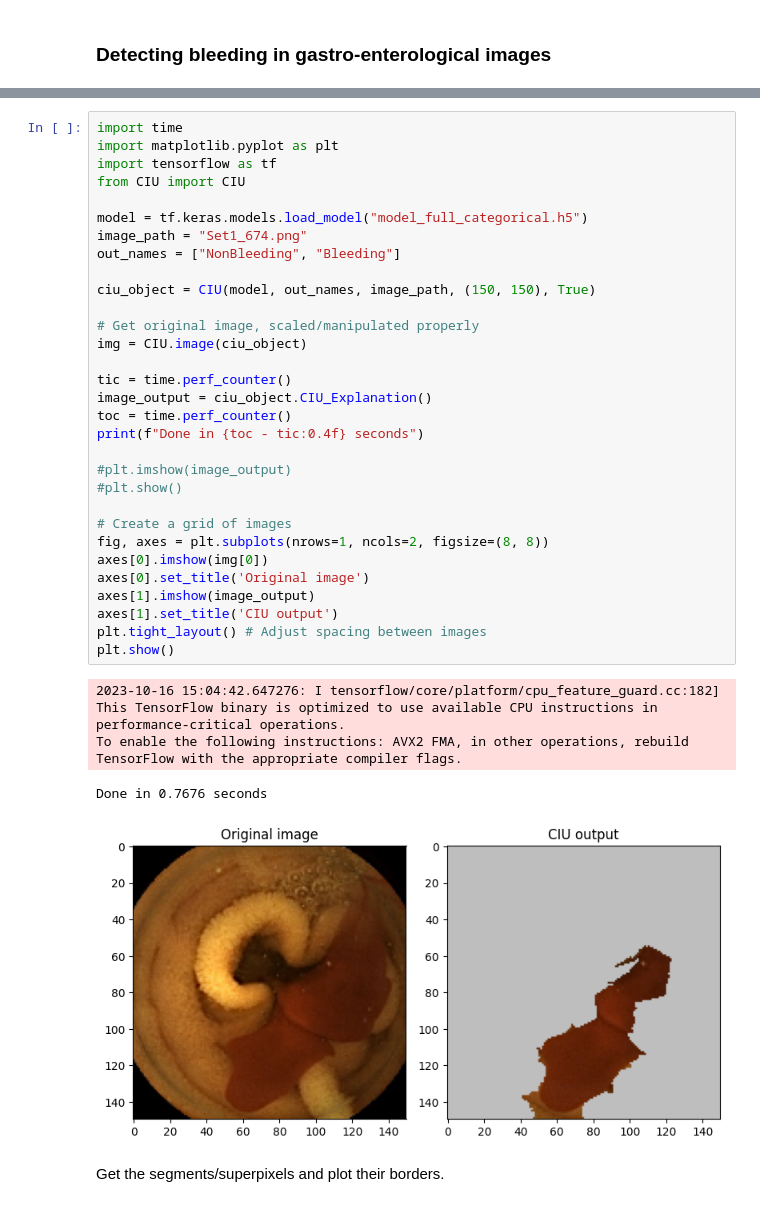
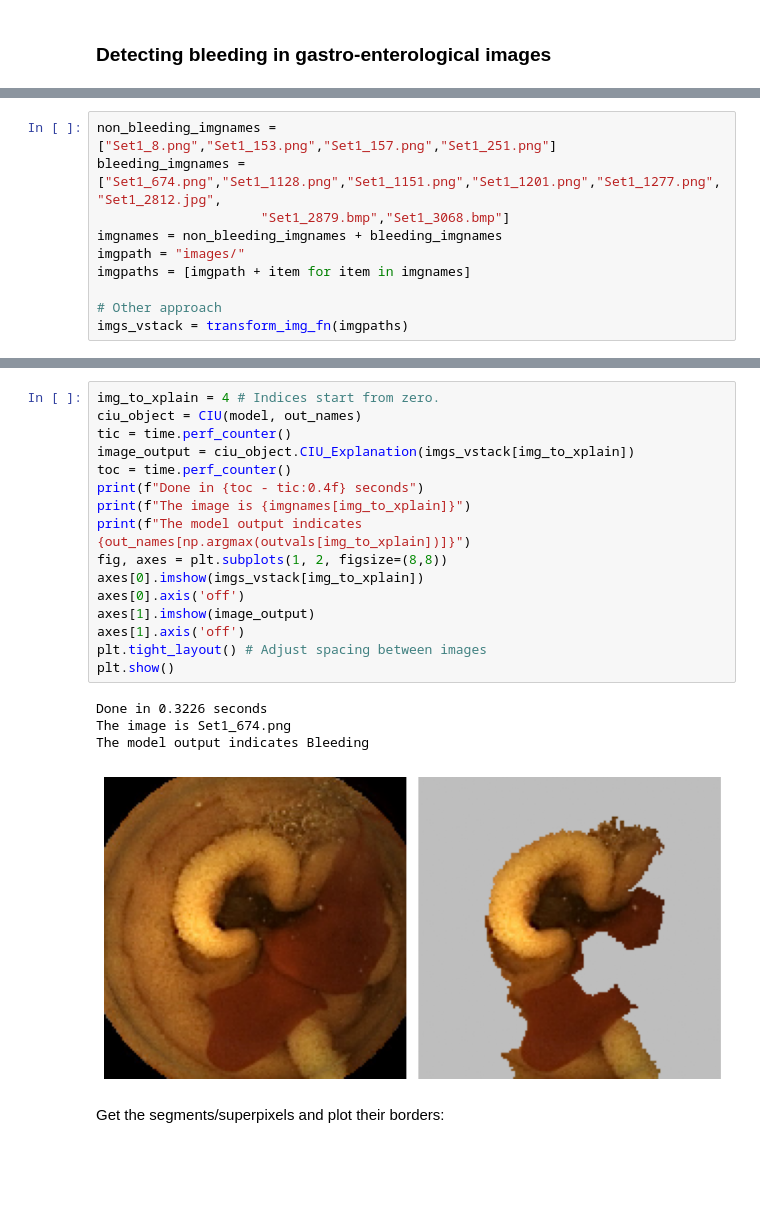
Before and after one commit to KaryFramling/py_ciu_image, a Jupyter notebook: README_notebook.ipynb, the cells around one changed output, grey strips where cells are left out. Cells and saved outputs as stored; diff of their text form; blank space fills up the shorter version.

```diff
--- a/README_notebook.ipynb
+++ b/README_notebook.ipynb
@@ -34,0 +61,10 @@ Short example that takes pre-trained model, runs CIU on an image instance and th
+# %%
+non_bleeding_imgnames = ["Set1_8.png","Set1_153.png","Set1_157.png","Set1_251.png"]
+bleeding_imgnames = ["Set1_674.png","Set1_1128.png","Set1_1151.png","Set1_1201.png","Set1_1277.png","Set1_2812.jpg",
+                     "Set1_2879.bmp","Set1_3068.bmp"]
+imgnames = non_bleeding_imgnames + bleeding_imgnames
+imgpath = "images/"
+imgpaths = [imgpath + item for item in imgnames]
+
+# Other approach
+imgs_vstack = transform_img_fn(imgpaths)
@@ -35,38 +160,23 @@ Short example that takes pre-trained model, runs CIU on an image instance and th
 # %%
-import time
-import matplotlib.pyplot as plt
-import tensorflow as tf
-from CIU import CIU
-
-model = tf.keras.models.load_model("model_full_categorical.h5")
-image_path = "Set1_674.png"
-out_names = ["NonBleeding", "Bleeding"]
-
-ciu_object = CIU(model, out_names, image_path, (150, 150), True)
-
-# Get original image, scaled/manipulated properly
-img = CIU.image(ciu_object)
-
+img_to_xplain = 4 # Indices start from zero.
+ciu_object = CIU(model, out_names)
 tic = time.perf_counter()
-image_output = ciu_object.CIU_Explanation()
+image_output = ciu_object.CIU_Explanation(imgs_vstack[img_to_xplain])
 toc = time.perf_counter()
 print(f"Done in {toc - tic:0.4f} seconds")
-
-#plt.imshow(image_output)
-#plt.show()
-
-# Create a grid of images
-fig, axes = plt.subplots(nrows=1, ncols=2, figsize=(8, 8))
-axes[0].imshow(img[0])
-axes[0].set_title('Original image')
+print(f"The image is {imgnames[img_to_xplain]}")
+print(f"The model output indicates {out_names[np.argmax(outvals[img_to_xplain])]}")
+fig, axes = plt.subplots(1, 2, figsize=(8,8))
+axes[0].imshow(imgs_vstack[img_to_xplain])
+axes[0].axis('off')
 axes[1].imshow(image_output)
-axes[1].set_title('CIU output')
+axes[1].axis('off')
 plt.tight_layout() # Adjust spacing between images
 plt.show()
 # %% [output]
-2023-10-16 15:04:42.647276: I tensorflow/core/platform/cpu_feature_guard.cc:182] This TensorFlow binary is optimized to use available CPU instructions in performance-critical operations.
-To enable the following instructions: AVX2 FMA, in other operations, rebuild TensorFlow with the appropriate compiler flags.
+Done in 0.3226 seconds
+The image is Set1_674.png
+The model output indicates Bleeding
-Done in 0.7676 seconds
-[figure, old version]
+[figure, new version]
 # %% [markdown]
-Get the segments/superpixels and plot their borders.
+Get the segments/superpixels and plot their borders:
```
Also changed, not shown: parts of 22 cells of this notebook, 15 other files.
